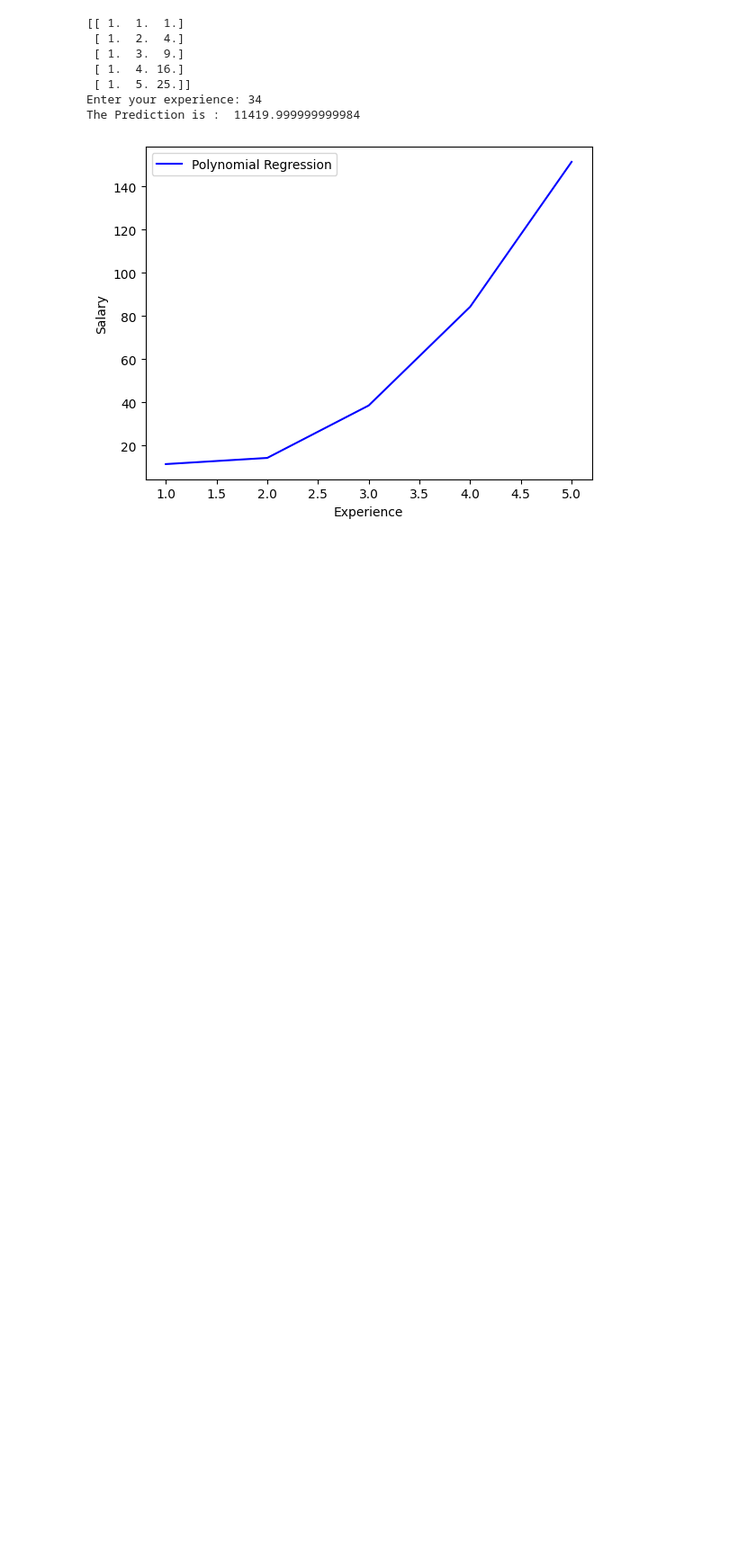
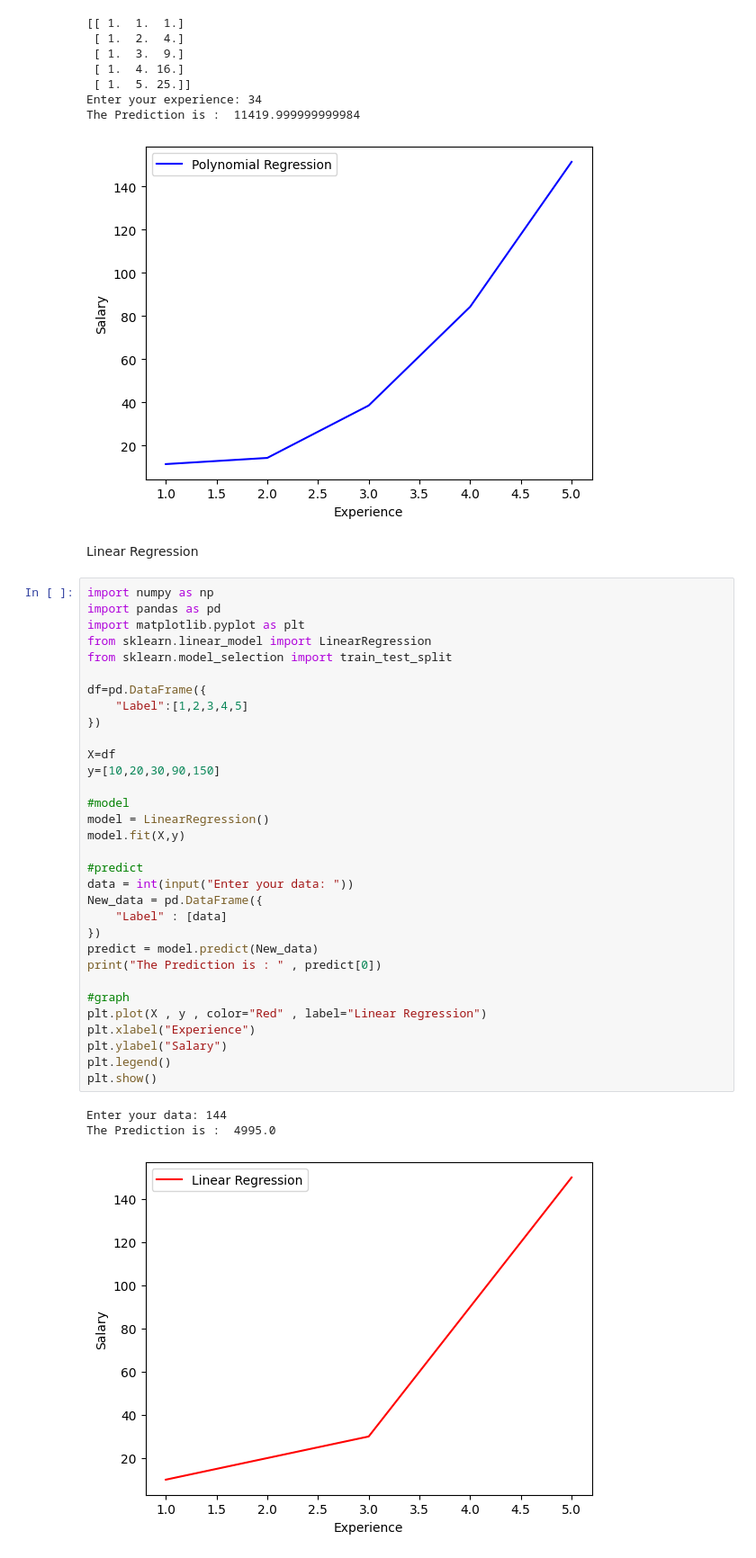
Before and after one commit to kunaldhabhai25-ctrl/Data-Science__45-Days, a Jupyter notebook: python(D-24).ipynb, the cells around one changed output. Shown at 90% size. Cells and saved outputs as stored; diff of their text form; blank space fills up the shorter version.

```diff
--- a/python(D-24).ipynb
+++ b/python(D-24).ipynb
@@ -52,3 +52,41 @@ plt.show()
 Enter your experience: 34
 The Prediction is :  11419.999999999984
 [figure]
+# %% [markdown]
+Linear Regression
+# %%
+import numpy as np
+import pandas as pd
+import matplotlib.pyplot as plt
+from sklearn.linear_model import LinearRegression
+from sklearn.model_selection import train_test_split
+
+df=pd.DataFrame({
+    "Label":[1,2,3,4,5]
+})
+
+X=df
+y=[10,20,30,90,150]
+
+#model
+model = LinearRegression()
+model.fit(X,y)
+
+#predict
+data = int(input("Enter your data: "))
+New_data = pd.DataFrame({
+    "Label" : [data]
+})
+predict = model.predict(New_data)
+print("The Prediction is : " , predict[0])
+
+#graph
+plt.plot(X , y , color="Red" , label="Linear Regression")
+plt.xlabel("Experience")
+plt.ylabel("Salary")
+plt.legend()
+plt.show()
+# %% [output]
+Enter your data: 144
+The Prediction is :  4995.0
+[figure, added]
```
Also changed, not shown: parts of 2 cells of this notebook.
